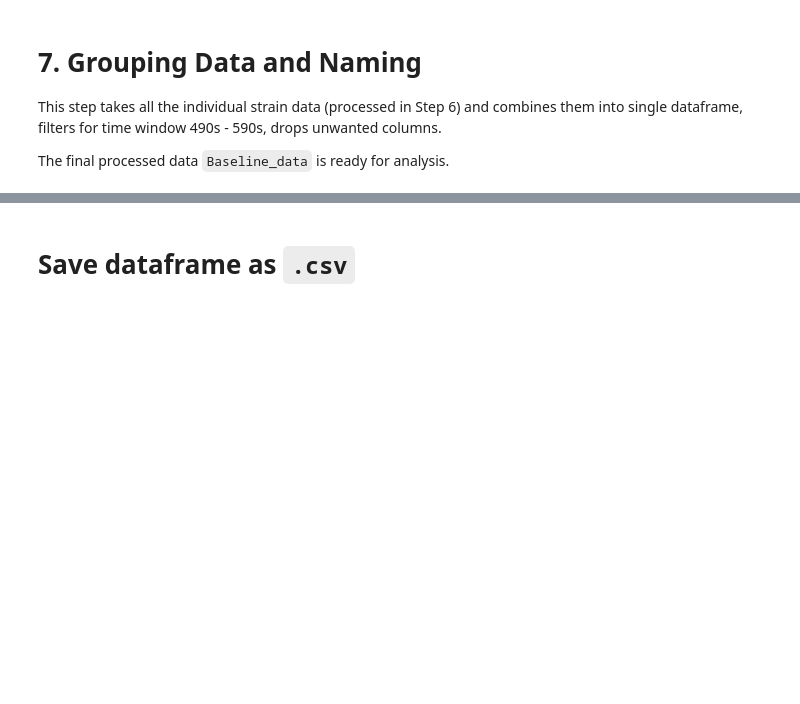
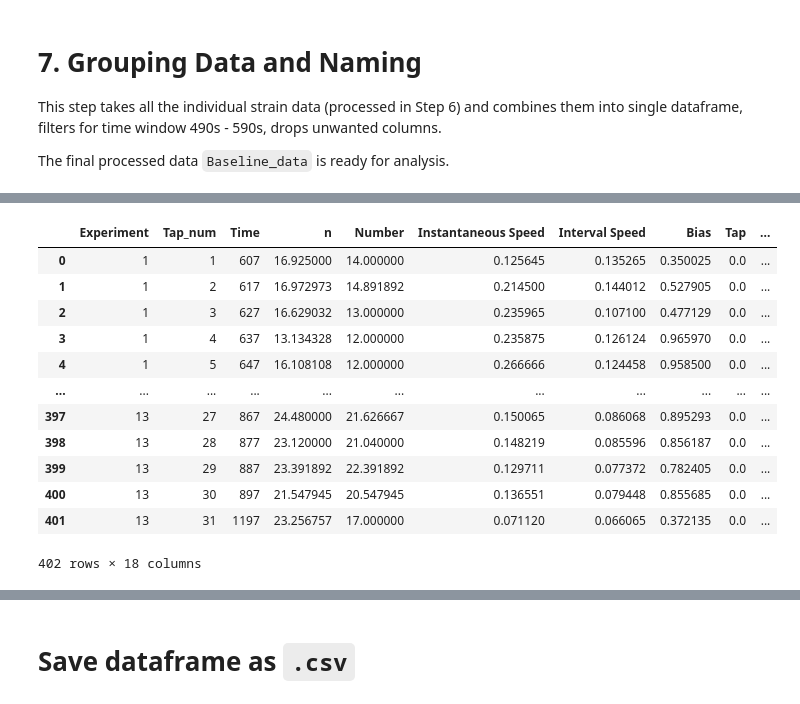
Before and after one commit to JosephLiangUBC/MWT_Dashboard, a Jupyter notebook: Step3_Tap_Baseline_Data_Analyses.ipynb, the cells around one changed output, grey strips where cells are left out. Drawn from its saved outputs; the diff is of its cells as text; code cells hidden in the pictures; blank space fills up the shorter version.

Commit message:
add logic for post stim arousal

```diff
--- a/Step3_Tap_Baseline_Data_Analyses.ipynb
+++ b/Step3_Tap_Baseline_Data_Analyses.ipynb
@@ -238,3 +241,6 @@ Number of genotypes/strains in the experiment: 3
 done step 6.1
 # %% [markdown]
 # 6.2 Process Data (just run this cell)
+# %%
+for s in tqdm(StrainNames.values()):
+    print(s)
@@ -345,0 +366,17 @@ done step 7
+# %%
+# Create windows from 7s to 9.5s post a tap ("Tap"=1) for each experiment
+# and concatenate all these wondows into a single dataframe
+
+Post_stimulus_data = []
+
+for exp in Post_stimulus_data_pre['Experiment'].unique(): # loop through each experiment separately
+    df = Post_stimulus_data_pre[Post_stimulus_data_pre['Experiment'] == exp]
+    tap_times = df[df['Tap'] == 1]['Time']  # get times where tap occured
+
+    for t in tap_times:
+        window = df[(df['Time'] >= t + 7) & (df['Time'] <= t + 9.5)]
+        Post_stimulus_data.append(window)
+
+Post_stimulus_data = pd.concat(Post_stimulus_data)
+
+Post_stimulus_data.head()
@@ -346,2 +390,41 @@ done step 7
+# %%
+# Aggregate columns by "Experiment" + "Tap_num" by taking their means
+
+Post_stimulus_data = Post_stimulus_data.groupby(['Experiment', 'Tap_num']).agg({
+    'Time': 'min', # take minimum valu of time instead of mean
+    'n': 'mean',
+    'Number': 'mean',
+    'Instantaneous Speed': 'mean',
+    'Interval Speed' : 'mean',
+    'Bias': 'mean',
+    'Tap': 'mean',
+    'Morphwidth': 'mean',
+    'Midline': 'mean',
+    'Area': 'mean',
+    'Angular Speed': 'mean',
+    'Aspect Ratio': 'mean',
+    'Kink': 'mean',
+    'Curve': 'mean',
+    'Crab': 'mean',
+    'Pathlength': 'mean'
+})
+
+Post_stimulus_data = Post_stimulus_data.reset_index()
+
+Post_stimulus_data
+# %% [output]
+|  | Experiment | Tap_num | Time | n | Number | Instantaneous Speed | Interval Speed | Bias | Tap | ... |
+| 0 | 1 | 1 | 607 | 16.925000 | 14.000000 | 0.125645 | 0.135265 | 0.350025 | 0.0 | ... |
+| 1 | 1 | 2 | 617 | 16.972973 | 14.891892 | 0.214500 | 0.144012 | 0.527905 | 0.0 | ... |
+| 2 | 1 | 3 | 627 | 16.629032 | 13.000000 | 0.235965 | 0.107100 | 0.477129 | 0.0 | ... |
+| 3 | 1 | 4 | 637 | 13.134328 | 12.000000 | 0.235875 | 0.126124 | 0.965970 | 0.0 | ... |
+| 4 | 1 | 5 | 647 | 16.108108 | 12.000000 | 0.266666 | 0.124458 | 0.958500 | 0.0 | ... |
+| ... | ... | ... | ... | ... | ... | ... | ... | ... | ... | ... |
+| 397 | 13 | 27 | 867 | 24.480000 | 21.626667 | 0.150065 | 0.086068 | 0.895293 | 0.0 | ... |
+| 398 | 13 | 28 | 877 | 23.120000 | 21.040000 | 0.148219 | 0.085596 | 0.856187 | 0.0 | ... |
+| 399 | 13 | 29 | 887 | 23.391892 | 22.391892 | 0.129711 | 0.077372 | 0.782405 | 0.0 | ... |
+| 400 | 13 | 30 | 897 | 21.547945 | 20.547945 | 0.136551 | 0.079448 | 0.855685 | 0.0 | ... |
+| 401 | 13 | 31 | 1197 | 23.256757 | 17.000000 | 0.071120 | 0.066065 | 0.372135 | 0.0 | ... |
+402 rows × 18 columns
 # %%
 print('done step 7')
```
Also changed, not shown: parts of 13 cells of this notebook.
